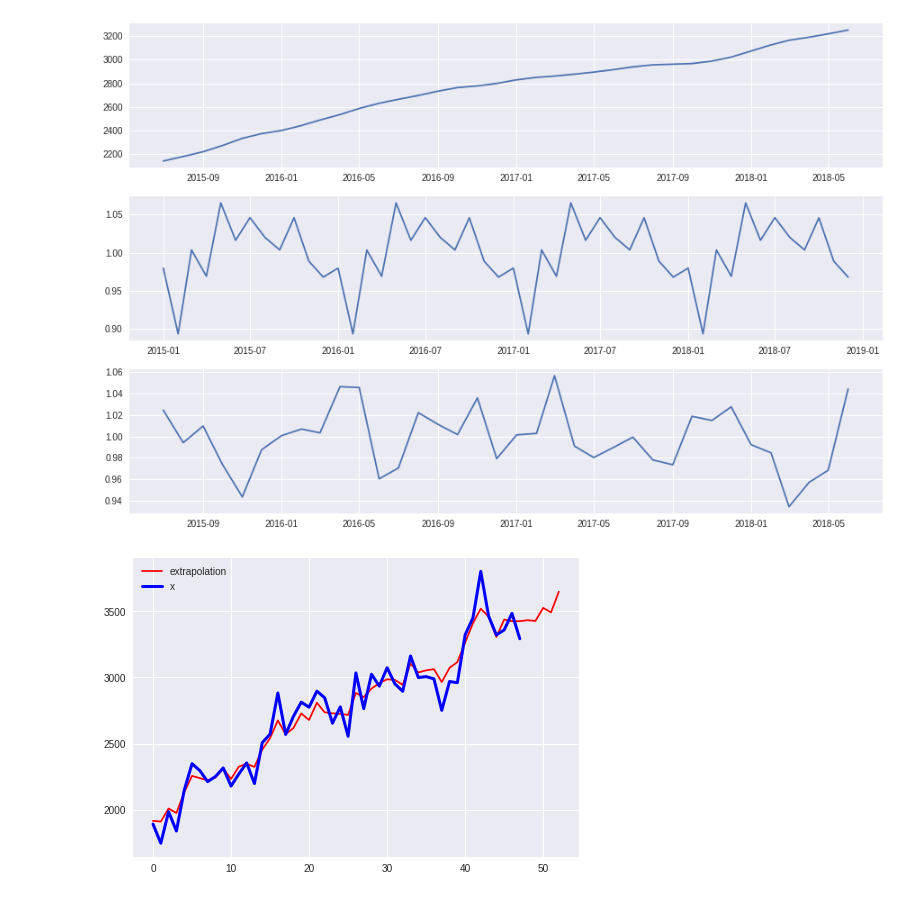
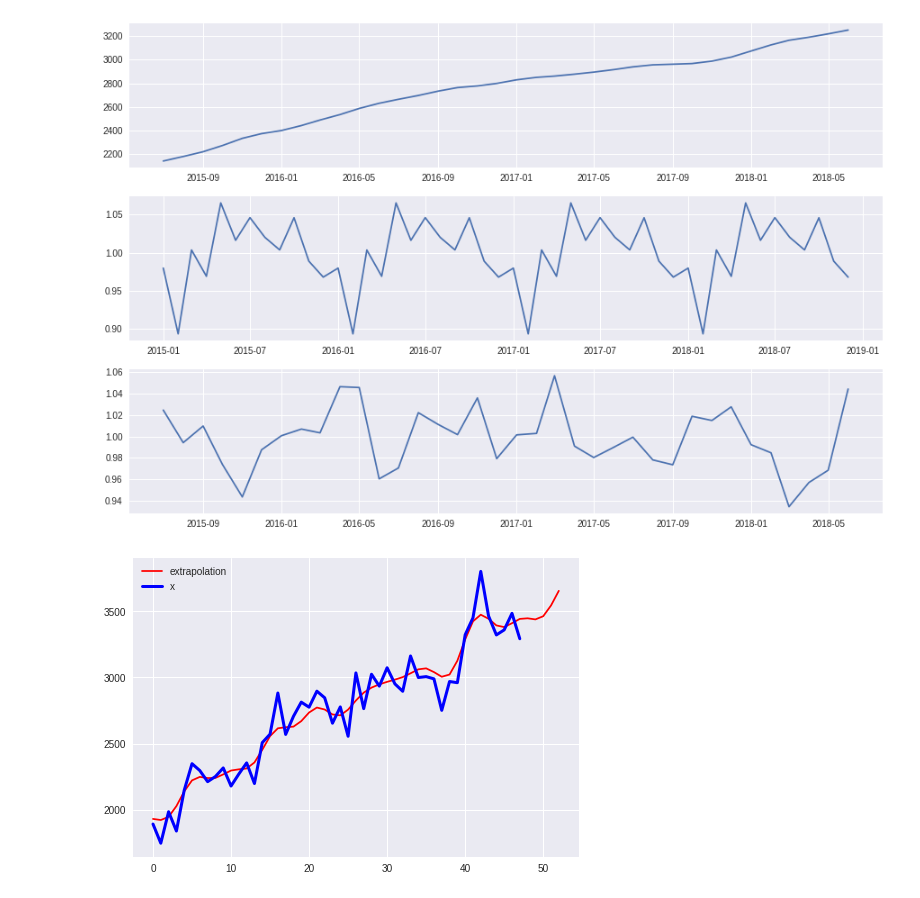
Before and after one commit to Dazai1623818/Datachallenge-2, a Jupyter notebook: FFT.ipynb, the cells around one changed output. Drawn from its saved outputs; the diff is of its cells as text; code cells hidden in the pictures.

Commit message:
added updated models

```diff
--- a/FFT.ipynb
+++ b/FFT.ipynb
@@ -39,32 +39,32 @@ import pylab as pl
 from numpy import fft
 
 def fourierExtrapolation(x, n_predict):
     n = x.size
-    n_harm = 10                     # number of harmonics in model
+    n_harm = 5                     # number of harmonics in model
     t = np.arange(0, n)
     p = np.polyfit(t, x, 1)         # find linear trend in x
     x_notrend = x - p[0] * t        # detrended x
     x_freqdom = fft.fft(x_notrend)  # detrended x in frequency domain
     f = fft.fftfreq(n)              # frequencies
     indexes = range(n)
     # sort indexes by frequency, lower -> higher
     indexes = list(range(n))
 
     t = np.arange(0, n + n_predict)
     restored_sig = np.zeros(t.size)
     for i in indexes[:1 + n_harm * 2]:
         ampli = np.absolute(x_freqdom[i]) / n   # amplitude
         phase = np.angle(x_freqdom[i])          # phase
         restored_sig += ampli * np.cos(2 * np.pi * f[i] * t + phase)
     return restored_sig + p[0] * t
 
 
 x = df_data[0].to_numpy()
 n_predict = 5
 extrapolation = fourierExtrapolation(x, n_predict)
 pl.plot(np.arange(0, extrapolation.size), extrapolation, 'r', label = 'extrapolation')
 pl.plot(np.arange(0, x.size), x, 'b', label = 'x', linewidth = 3)
 pl.legend()
 pl.show()
 # %% [output]
-[figure, old version]
+[figure, new version]
```
Also changed, not shown: 2 other files.
